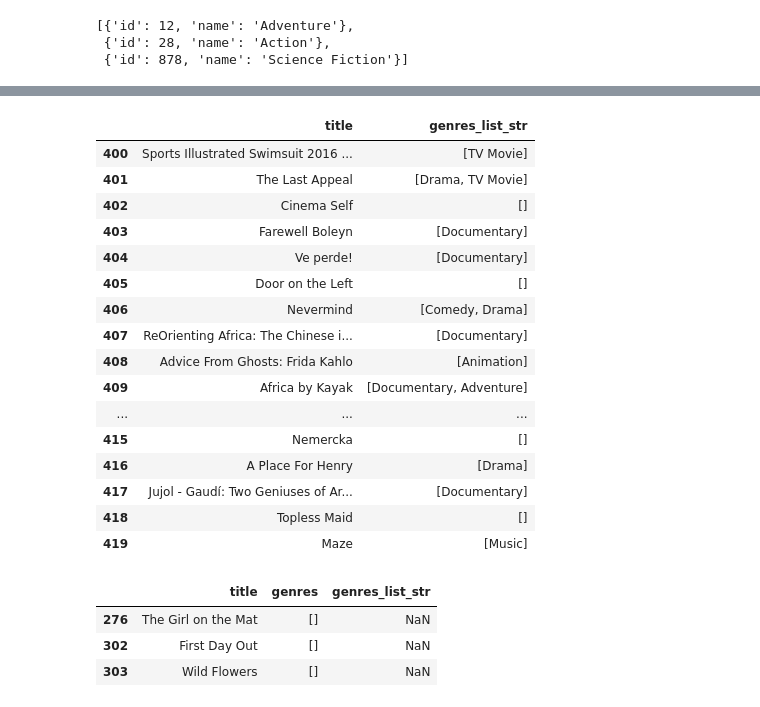
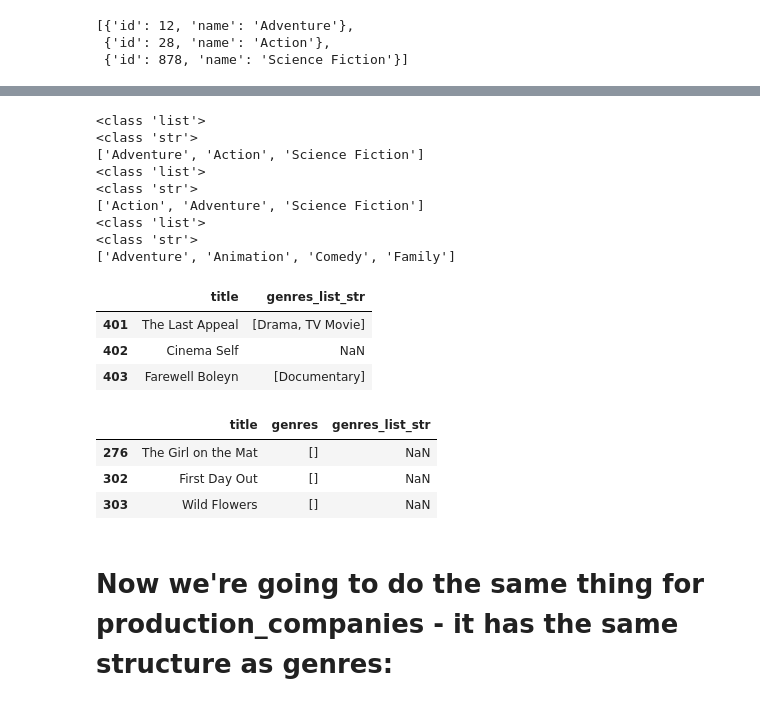
Before and after one commit to clairesarraille/tmdb, a Jupyter notebook: dsc-mod-1-project-v2-1-online-ds-sp-000-master/student.ipynb, the cells around one changed output, grey strips where cells are left out. Drawn from its saved outputs; the diff is of its cells as text; code cells hidden in the pictures.

```diff
--- a/dsc-mod-1-project-v2-1-online-ds-sp-000-master/student.ipynb
+++ b/dsc-mod-1-project-v2-1-online-ds-sp-000-master/student.ipynb
@@ -624,24 +582,27 @@ for mystery in my_sample:
+# %%
+my_sample = df_details.loc[0:2, 'genres_list_str']
+for mystery in my_sample:
+    print(type(mystery))
+    print(type(mystery[0]))
+    print(mystery)
+# %% [output]
+<class 'list'>
+<class 'str'>
+['Adventure', 'Action', 'Science Fiction']
+<class 'list'>
+<class 'str'>
+['Action', 'Adventure', 'Science Fiction']
+<class 'list'>
+<class 'str'>
+['Adventure', 'Animation', 'Comedy', 'Family']
 # %%
 # Preview the results:
-df_details[['title', 'genres_list_str']].iloc[400:420]
+df_details[['title', 'genres_list_str']].iloc[400:403]
 # %% [output]
 |  | title | genres_list_str |
-| 400 | Sports Illustrated Swimsuit 2016 ... | [TV Movie] |
 | 401 | The Last Appeal | [Drama, TV Movie] |
-| 402 | Cinema Self | [] |
+| 402 | Cinema Self | NaN |
 | 403 | Farewell Boleyn | [Documentary] |
-| 404 | Ve perde! | [Documentary] |
-| 405 | Door on the Left | [] |
-| 406 | Nevermind | [Comedy, Drama] |
-| 407 | ReOrienting Africa: The Chinese i... | [Documentary] |
-| 408 | Advice From Ghosts: Frida Kahlo | [Animation] |
-| 409 | Africa by Kayak | [Documentary, Adventure] |
-| ... | ... | ... |
-| 415 | Nemercka | [] |
-| 416 | A Place For Henry | [Drama] |
-| 417 | Jujol - Gaudí: Two Geniuses of Ar... | [Documentary] |
-| 418 | Topless Maid | [] |
-| 419 | Maze | [Music] |
 # %%
 # Rather than empty lists, I want movies with no genre to be the numpy null value, which is NaN:
 import numpy as np
@@ -659,3 +620,5 @@ rows_with_NaN[['title', 'genres','genres_list_str']].iloc[0:3]
 | 276 | The Girl on the Mat | [] | NaN |
 | 302 | First Day Out | [] | NaN |
 | 303 | Wild Flowers | [] | NaN |
+# %% [markdown]
+# Now we're going to do the same thing for production_companies - it has the same structure as genres:
```
Also changed, not shown: parts of 22 cells of this notebook, 1 other file.
